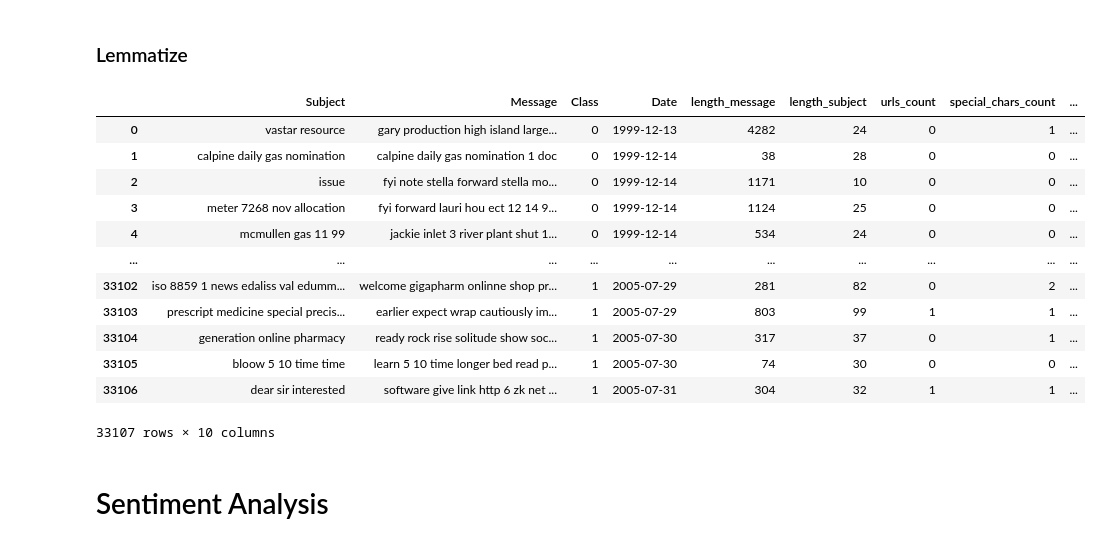
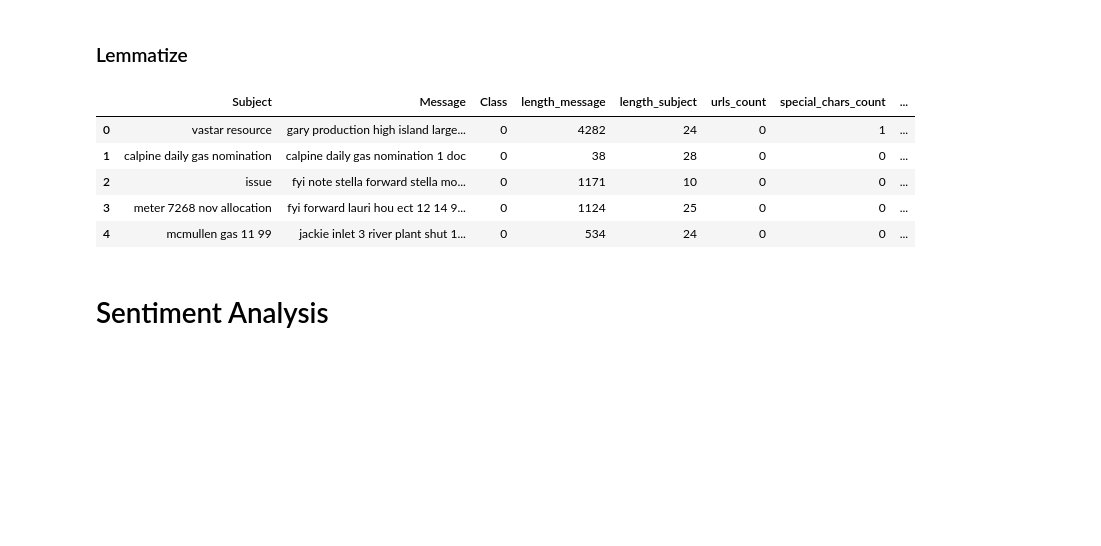
Before and after one commit to b-walls/UEBA-Spam-Email-Classification, a Jupyter notebook: prepare_data.ipynb, the cells around one changed output. Saved outputs shown, nothing was run; the diff lists cells and outputs as text; code cells hidden in the pictures; blank space fills up the shorter version.

```diff
--- a/prepare_data.ipynb
+++ b/prepare_data.ipynb
@@ -20,7 +20,9 @@ df
 | 33715 | 33715 | dear sir , i am interested in it | hi : )\ndo you need some software... | spam | 2005-07-31 |
 33716 rows × 5 columns
 # %%
+# Unnecessary columns
 df = df.drop(columns='Message ID')
+df = df.drop(columns='Date')
 # %%
 # drop NaNs and reset index
 df = df.dropna()
@@ -222,21 +203,14 @@ df['Message'] = df['Message'].apply(lemmatize_email, lemmatizer=lemmatizer)
 # lemmatize subject line
 df['Subject'] = df['Subject'].apply(lemmatize_email, lemmatizer=lemmatizer)
 # %%
-df
+df.head()
 # %% [output]
-|  | Subject | Message | Class | Date | length_message | length_subject | urls_count | special_chars_count | ... |
-| 0 | vastar resource | gary production high island large... | 0 | 1999-12-13 | 4282 | 24 | 0 | 1 | ... |
-| 1 | calpine daily gas nomination | calpine daily gas nomination 1 doc | 0 | 1999-12-14 | 38 | 28 | 0 | 0 | ... |
-| 2 | issue | fyi note stella forward stella mo... | 0 | 1999-12-14 | 1171 | 10 | 0 | 0 | ... |
-| 3 | meter 7268 nov allocation | fyi forward lauri hou ect 12 14 9... | 0 | 1999-12-14 | 1124 | 25 | 0 | 0 | ... |
-| 4 | mcmullen gas 11 99 | jackie inlet 3 river plant shut 1... | 0 | 1999-12-14 | 534 | 24 | 0 | 0 | ... |
-| ... | ... | ... | ... | ... | ... | ... | ... | ... | ... |
-| 33102 | iso 8859 1 news edaliss val edumm... | welcome gigapharm onlinne shop pr... | 1 | 2005-07-29 | 281 | 82 | 0 | 2 | ... |
-| 33103 | prescript medicine special precis... | earlier expect wrap cautiously im... | 1 | 2005-07-29 | 803 | 99 | 1 | 1 | ... |
-| 33104 | generation online pharmacy | ready rock rise solitude show soc... | 1 | 2005-07-30 | 317 | 37 | 0 | 1 | ... |
-| 33105 | bloow 5 10 time time | learn 5 10 time longer bed read p... | 1 | 2005-07-30 | 74 | 30 | 0 | 0 | ... |
-| 33106 | dear sir interested | software give link http 6 zk net ... | 1 | 2005-07-31 | 304 | 32 | 1 | 1 | ... |
+|  | Subject | Message | Class | length_message | length_subject | urls_count | special_chars_count | ... |
+| 0 | vastar resource | gary production high island large... | 0 | 4282 | 24 | 0 | 1 | ... |
+| 1 | calpine daily gas nomination | calpine daily gas nomination 1 doc | 0 | 38 | 28 | 0 | 0 | ... |
+| 2 | issue | fyi note stella forward stella mo... | 0 | 1171 | 10 | 0 | 0 | ... |
+| 3 | meter 7268 nov allocation | fyi forward lauri hou ect 12 14 9... | 0 | 1124 | 25 | 0 | 0 | ... |
+| 4 | mcmullen gas 11 99 | jackie inlet 3 river plant shut 1... | 0 | 534 | 24 | 0 | 0 | ... |
-33107 rows × 10 columns
 # %% [markdown]
 # Sentiment Analysis
 # %% [markdown]
```
Also changed, not shown: parts of 12 cells of this notebook.
